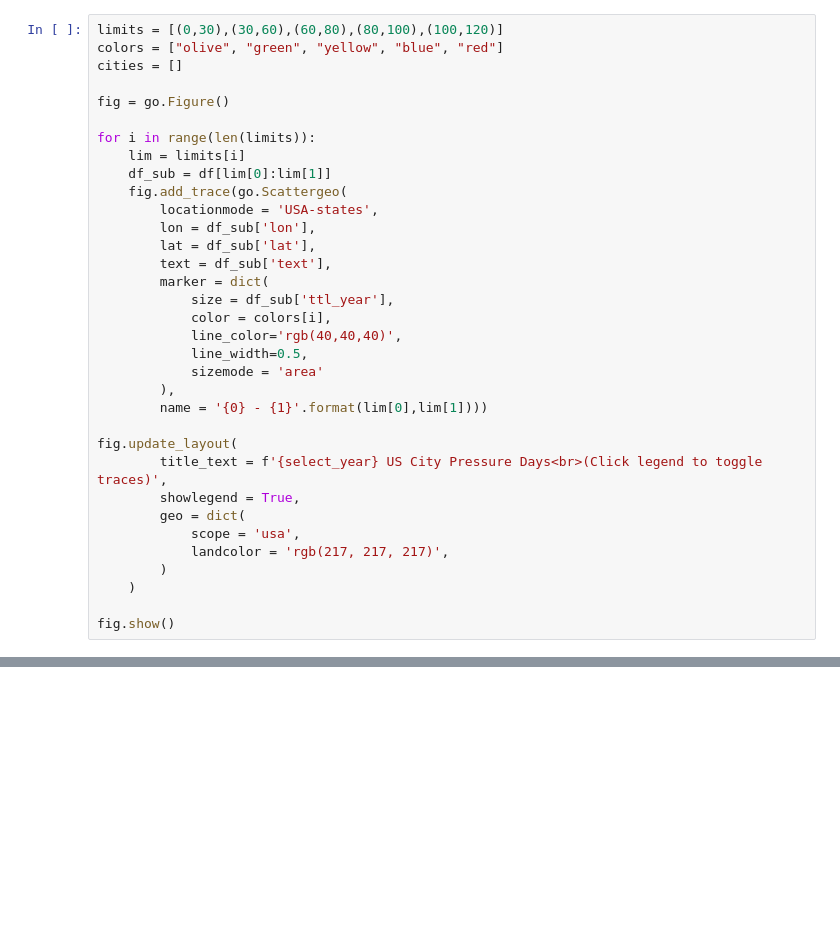
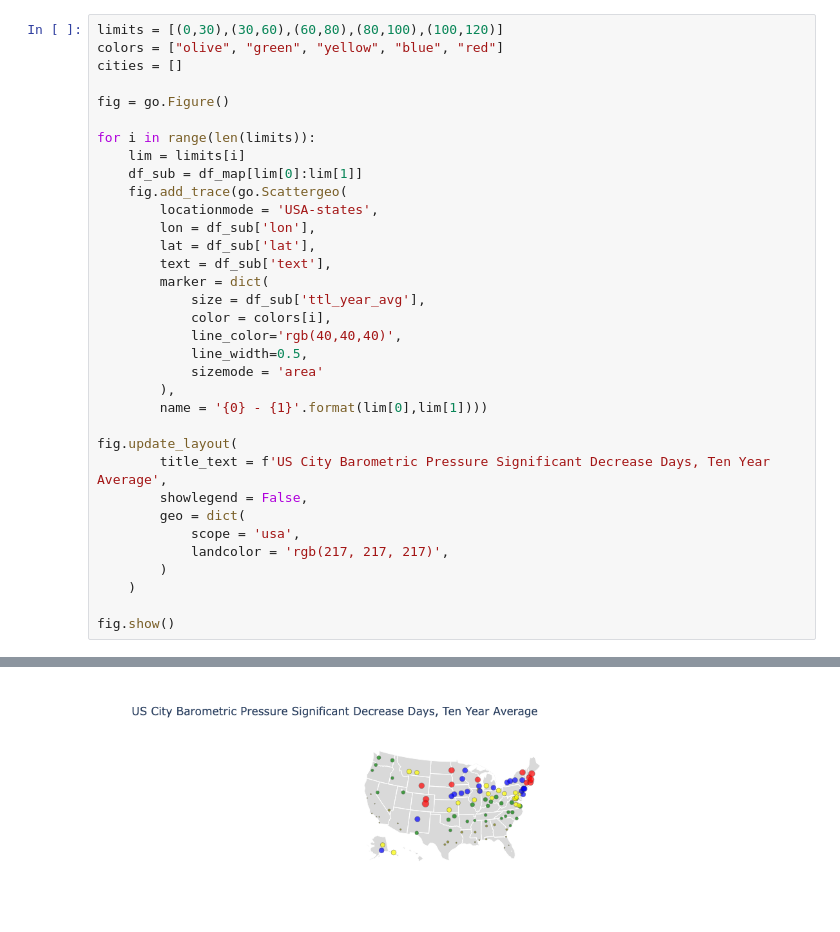
Before and after one commit to dcremas/weather_data, a Jupyter notebook: query_summary_wmap.ipynb, the cells around one changed output, grey strips where cells are left out. Cells and saved outputs as stored; diff of their text form; blank space fills up the shorter version.

```diff
--- a/query_summary_wmap.ipynb
+++ b/query_summary_wmap.ipynb
@@ -53,14 +64,14 @@ fig = go.Figure()
 
 for i in range(len(limits)):
     lim = limits[i]
-    df_sub = df[lim[0]:lim[1]]
+    df_sub = df_map[lim[0]:lim[1]]
     fig.add_trace(go.Scattergeo(
         locationmode = 'USA-states',
         lon = df_sub['lon'],
         lat = df_sub['lat'],
         text = df_sub['text'],
         marker = dict(
-            size = df_sub['ttl_year'],
+            size = df_sub['ttl_year_avg'],
             color = colors[i],
             line_color='rgb(40,40,40)',
             line_width=0.5,
@@ -69,8 +80,8 @@ for i in range(len(limits)):
         name = '{0} - {1}'.format(lim[0],lim[1])))
 
 fig.update_layout(
-        title_text = f'{select_year} US City Pressure Days<br>(Click legend to toggle traces)',
-        showlegend = True,
+        title_text = f'US City Barometric Pressure Significant Decrease Days, Ten Year Average',
+        showlegend = False,
         geo = dict(
             scope = 'usa',
             landcolor = 'rgb(217, 217, 217)',
@@ -82,0 +93 @@ fig.show()
+[figure, added]
```
Also changed, not shown: parts of 12 cells of this notebook, 3 other files.
